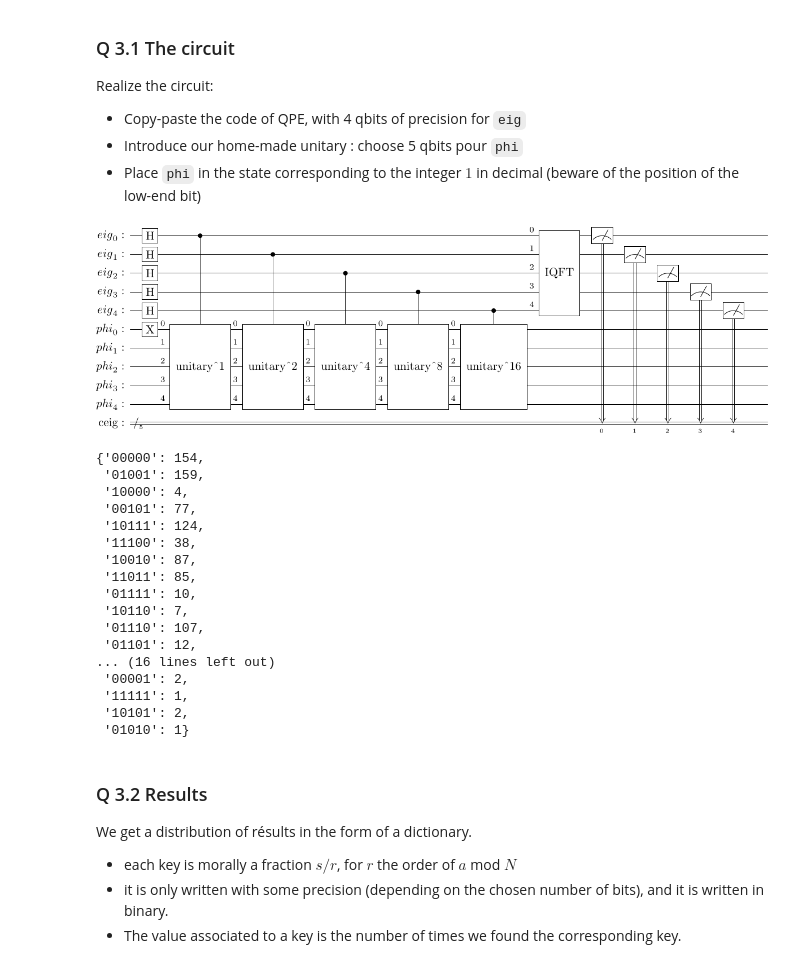
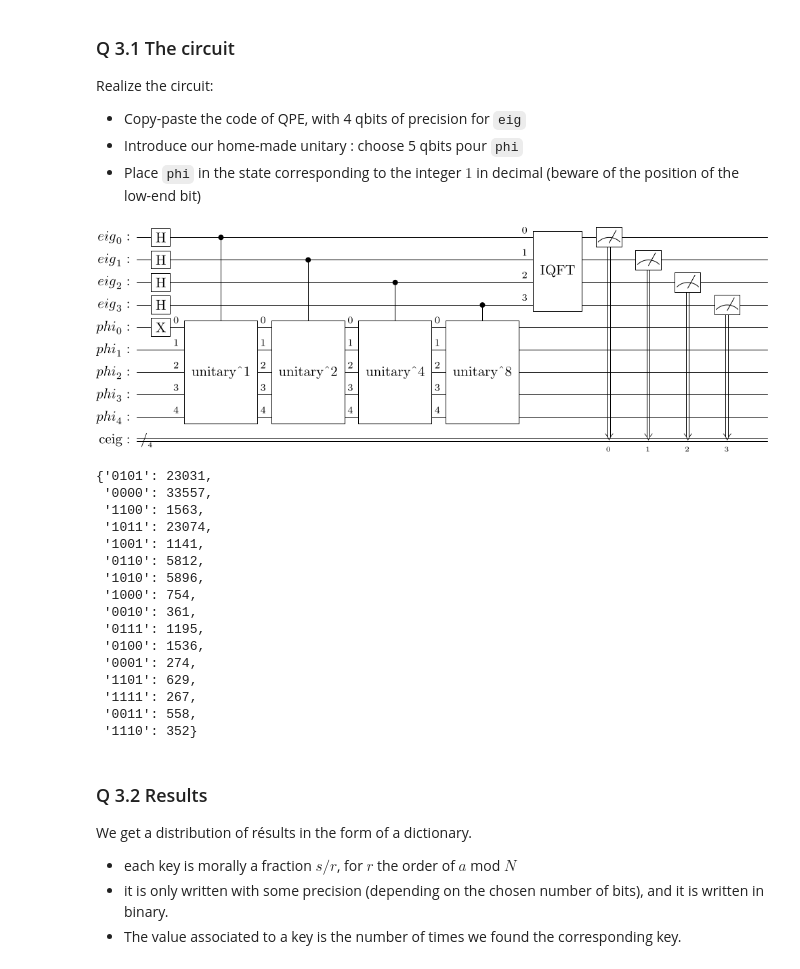
Before and after one commit to valoran-M/course_note_m1, a Jupyter notebook: intro_quantique/tp/TP-Shor.ipynb, the cells around one changed output. Cells and saved outputs as stored; diff of their text form; code cells hidden in the pictures.

```diff
--- a/intro_quantique/tp/TP-Shor.ipynb
+++ b/intro_quantique/tp/TP-Shor.ipynb
@@ -333,53 +333,52 @@ Realize the circuit:
 - Introduce our home-made unitary : choose 5 qbits pour `phi`
 - Place `phi` in the state corresponding to the integer $1$ in decimal (beware of the position of the low-end bit)
 # %%
-a = 20
-N = 29
-size_eig = 5
+a = 10
+N = 21
+size_eig = 4
 size_phi = 5
 
 eig = QuantumRegister(size_eig, name="eig")
 phi = QuantumRegister(size_phi, name="phi")
 ceig = ClassicalRegister(size_eig, name="ceig")
 qc = QuantumCircuit(eig,phi,ceig)
 
 qc.x(phi[0])
 U = gateMult(a,a,N,5)
 for i in range(0, size_eig):
     qc.h(eig[i])
     qc.append(U.power(2**i).control(), [eig[i]] + list(phi))
 
 qc.append(QFT(size_eig).inverse(), eig)
 qc.measure(eig, ceig)
 
 qc.draw('latex')
 # %% [output]
-[figure, old version]
+[figure, new version]
 # %%
 # Then we can run things.
 
 backend = BasicAer.get_backend('qasm_simulator')
-job = execute(qc, backend, shots=1000)
+job = execute(qc, backend, shots=100000)
 d = job.result().get_counts(qc)
 d
 # %% [output]
-{'00000': 154,
- '01001': 159,
- '10000': 4,
- '00101': 77,
- '10111': 124,
- '11100': 38,
- '10010': 87,
- '11011': 85,
- '01111': 10,
- '10110': 7,
- '01110': 107,
- '01101': 12,
-... (16 lines left out)
- '00001': 2,
- '11111': 1,
- '10101': 2,
- '01010': 1}
+{'0101': 23031,
+ '0000': 33557,
+ '1100': 1563,
+ '1011': 23074,
+ '1001': 1141,
+ '0110': 5812,
+ '1010': 5896,
+ '1000': 754,
+ '0010': 361,
+ '0111': 1195,
+ '0100': 1536,
+ '0001': 274,
+ '1101': 629,
+ '1111': 267,
+ '0011': 558,
+ '1110': 352}
 # %% [markdown]
 ### Q 3.2 Results
 
```
Also changed, not shown: parts of 1 cell of this notebook.
